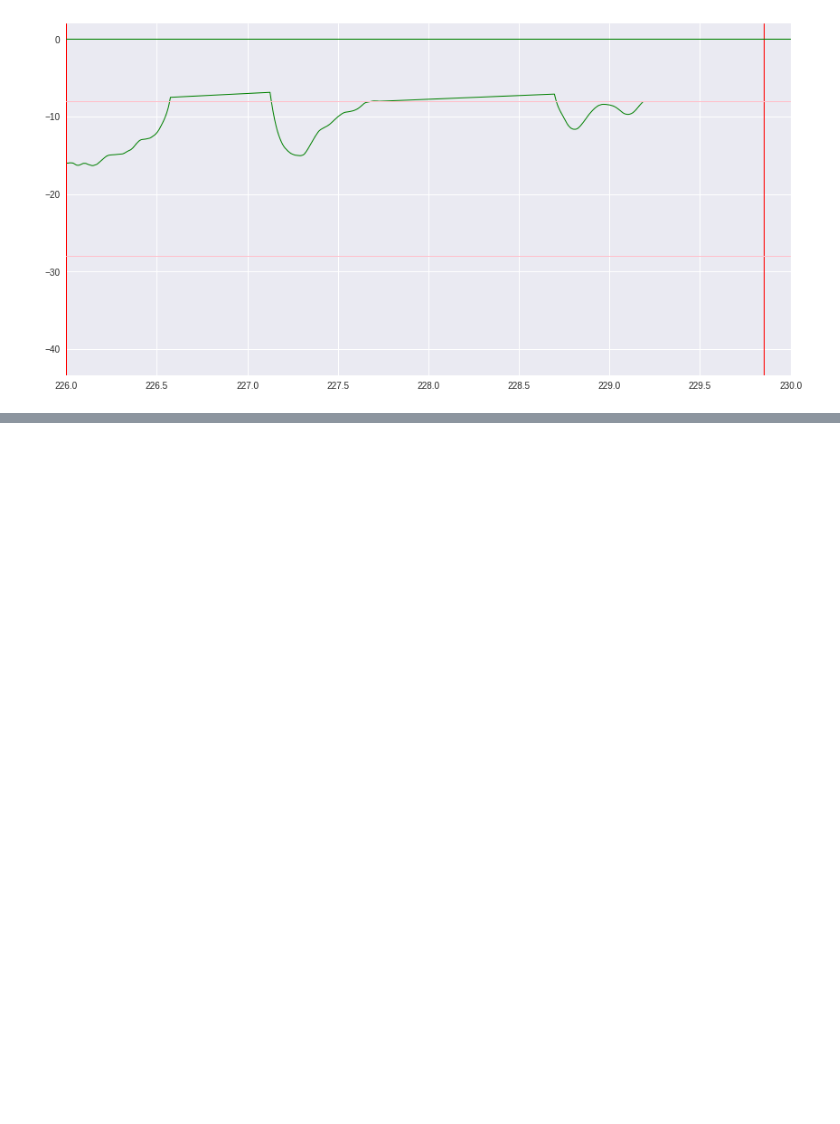
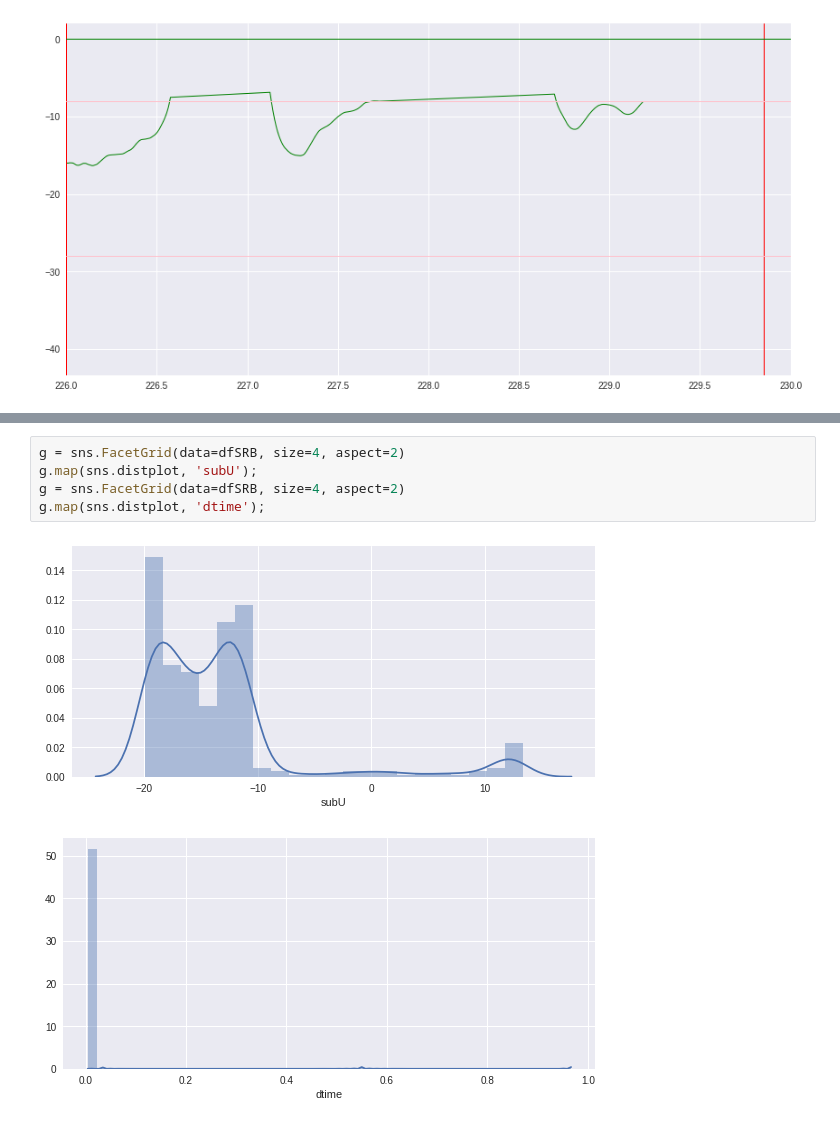
Before and after one commit to alTeska/VR_Acuity, a Jupyter notebook: notebooks/SRB_retraction_2304.ipynb, the cells around one changed output, grey strips where cells are left out. Cells and saved outputs as stored; diff of their text form; blank space fills up the shorter version.

```diff
--- a/notebooks/SRB_retraction_2304.ipynb
+++ b/notebooks/SRB_retraction_2304.ipynb
@@ -79 +85,9 @@ dfV['dtime'] = dfV['Time'].diff(1)
+# %%
+g = sns.FacetGrid(data=dfSRB, size=4, aspect=2)
+g.map(sns.distplot, 'subU');
+g = sns.FacetGrid(data=dfSRB, size=4, aspect=2)
+g.map(sns.distplot, 'dtime');
+# %% [output]
+[figure, added]
+[figure, added]
 # %%
```
Also changed, not shown: parts of 7 cells of this notebook, 4 other files.
